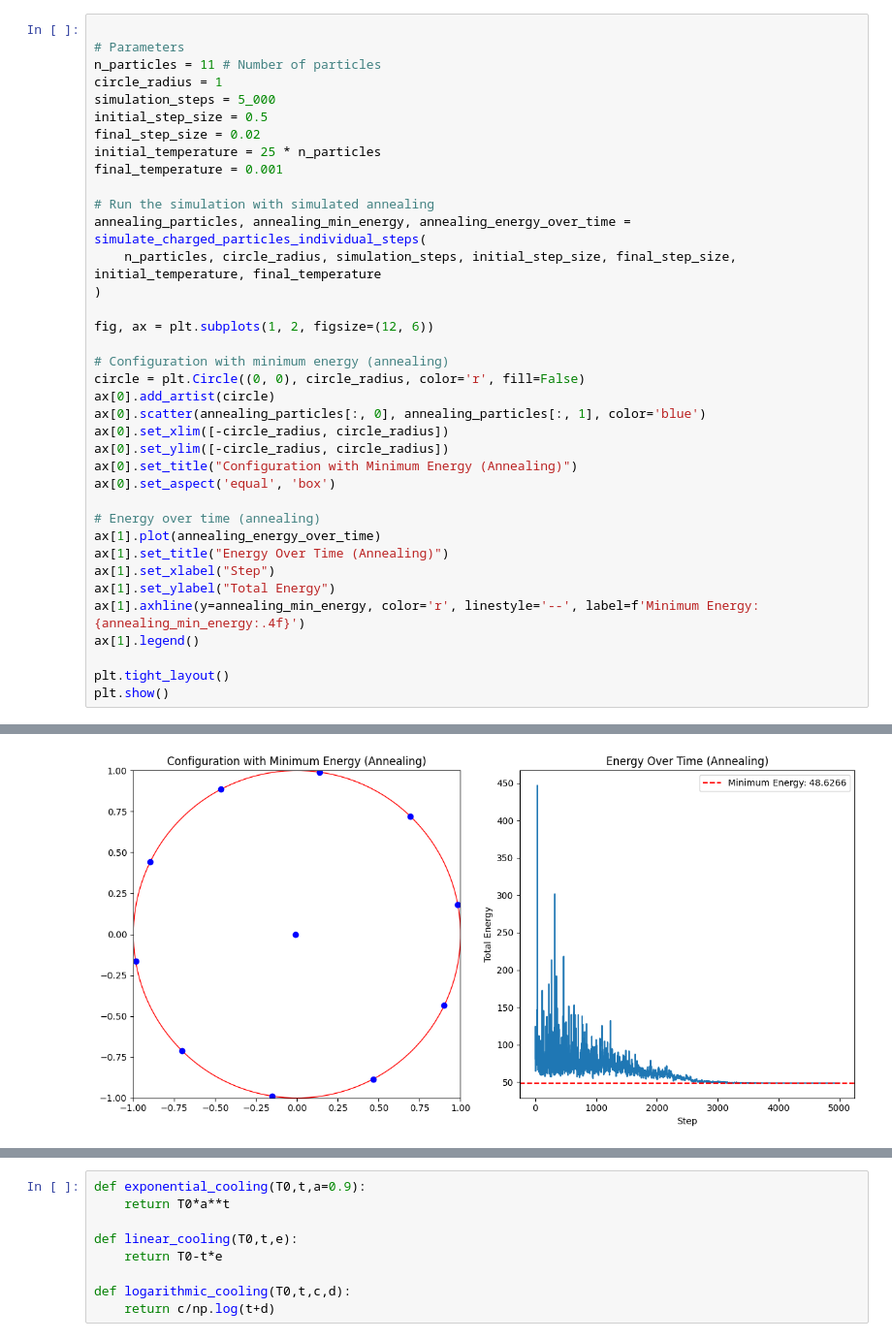
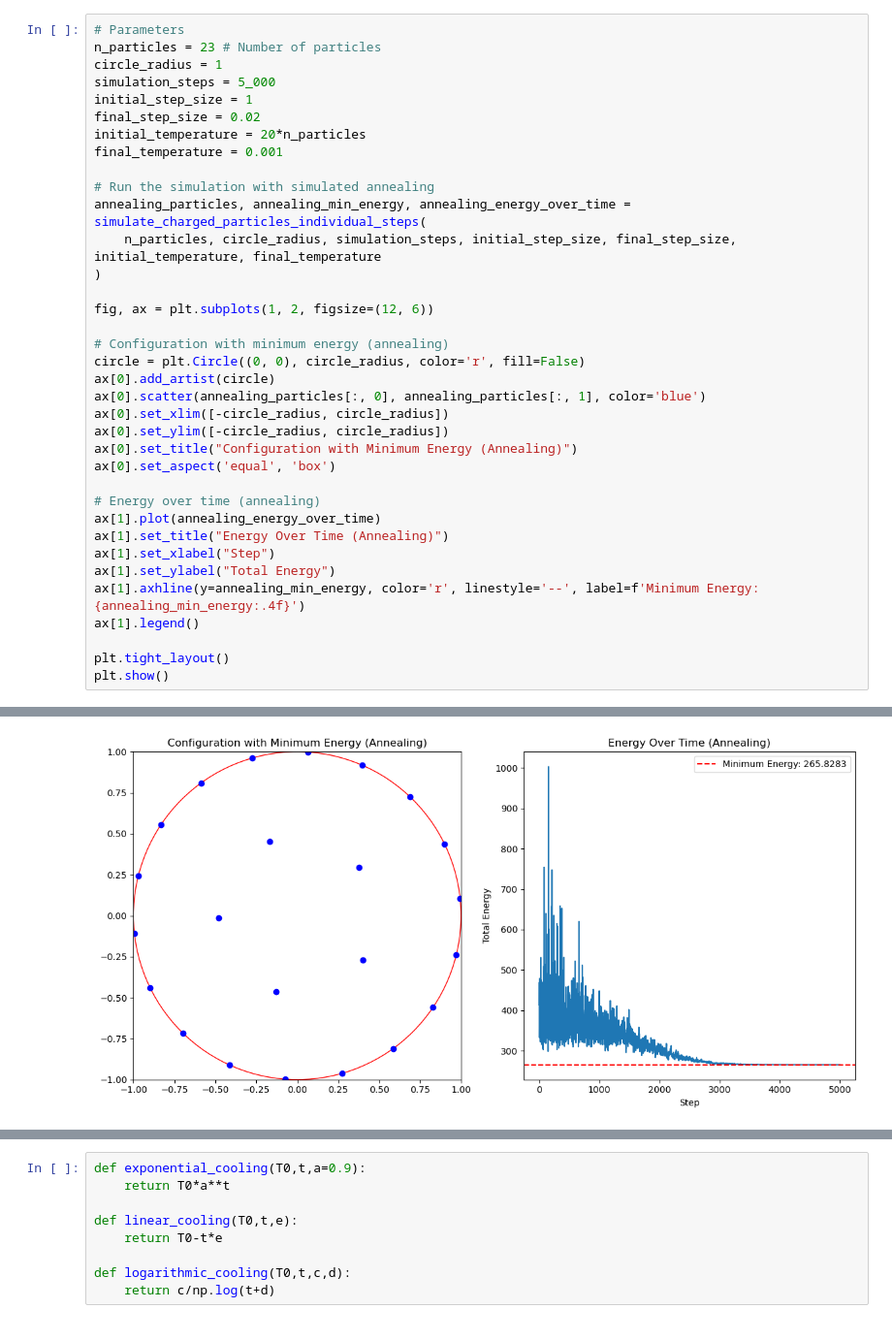
Before and after one commit to DutchProg/STSIM_ass3, a Jupyter notebook: EzradeCleen_12042137_ElinevandeLagemaat_11892900_Assignment_3.ipynb, the cells around one changed output, grey strips where cells are left out. Shown at 97% size. Saved outputs shown, nothing was run; the diff lists cells and outputs as text.

```diff
--- a/EzradeCleen_12042137_ElinevandeLagemaat_11892900_Assignment_3.ipynb
+++ b/EzradeCleen_12042137_ElinevandeLagemaat_11892900_Assignment_3.ipynb
@@ -147,12 +272,11 @@ def simulate_charged_particles_individual_steps(n, radius, steps, initial_step_s
 # %%
-
 # Parameters
-n_particles = 11 # Number of particles
+n_particles = 23 # Number of particles
 circle_radius = 1
 simulation_steps = 5_000
-initial_step_size = 0.5
+initial_step_size = 1
 final_step_size = 0.02
-initial_temperature = 25 * n_particles
+initial_temperature = 20*n_particles
 final_temperature = 0.001
 
 # Run the simulation with simulated annealing
@@ -190,4 +314,4 @@ plt.show()
-[figure, old version]
+[figure, new version]
 # %%
 
 # Parameters
```
Also changed, not shown: parts of 5 cells of this notebook.
